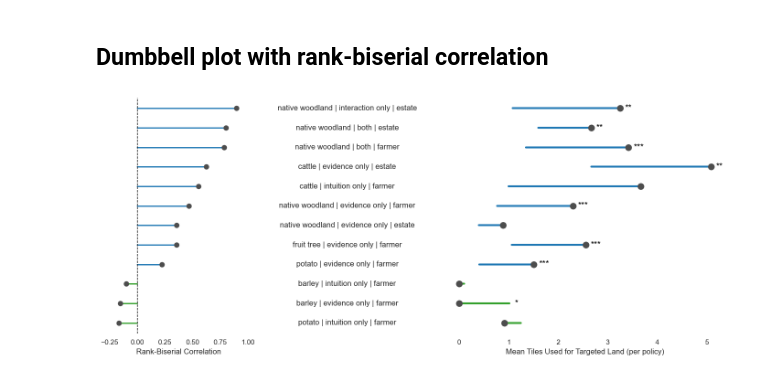
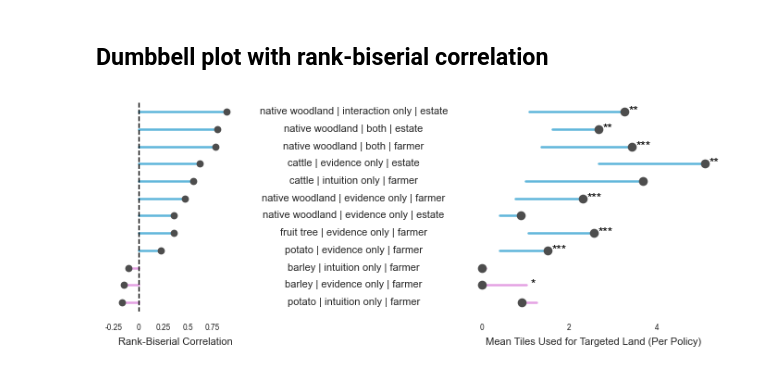
Before and after one commit to giava90/games-and-policy-effectivness, a Jupyter notebook: key_stats_and_rank_correlation_analysis.ipynb, the cells around one changed output. Saved outputs shown, nothing was run; the diff lists cells and outputs as text; code cells hidden in the pictures.

Commit message:
changing size and color of final plot

```diff
--- a/key_stats_and_rank_correlation_analysis.ipynb
+++ b/key_stats_and_rank_correlation_analysis.ipynb
@@ -445,6 +445,7 @@ import matplotlib.pyplot as plt
 import seaborn as sns
 from matplotlib.lines import Line2D
 # Prepare data
+colors = ["#7c8ed7", "#60b6db","#e293d0", "#e5a2e4"]
 dumbbell_df = results_df.sort_values(
     by=["land_use_type", "decision_basis", "target_group", "policy_type"]
 ).copy()
@@ -454,8 +455,9 @@ dumbbell_df["label"] = (
     dumbbell_df["target_group"])
 
 # CONFIGURATION
-label_fontsize = 12
-dot_size = 90
+label_fontsize = 8
+dot_size = 35
+lw_stick = 1.8
 
 # Filter & preprocess
 dumbbell_df['delta'] = dumbbell_df['mean_after'] - dumbbell_df['mean_before']
@@ -471,7 +473,7 @@ dumbbell_df.reset_index(drop=True, inplace=True)
 sns.set_theme(style="white")  # Minimal background, no grid
 
 # Figure with 3 subplots
-size_multipier = 1
+size_multipier = 0.5
 fig,  ax = plt.subplots(
     ncols=3,
     sharey=True,
@@ -496,36 +498,39 @@ for i, row in dumbbell_df.iterrows():
 for i, row in dumbbell_df.iterrows():
     y = i
     ax1.plot(
         [row["mean_before"], row["mean_after"]], [y, y],
-        color=pos_change if row['delta'] > 0 else neg_change, lw=3, zorder=1
+        color=pos_change if row['delta'] > 0 else neg_change, lw=lw_stick, zorder=1
     )
     # ax1.scatter(row["mean_before"], y, s=dot_size, color=point_color, zorder=2)
     after_dot_color = point_color
     ax1.scatter(row["mean_after"], y, s=dot_size, color=after_dot_color, zorder=3)
 
     if row["p_value"] < 0.05:
         ax1.text(row["max"] + 0.1, y, row["significance"],
                  va='center', ha='left', fontsize=label_fontsize+2, color='black')
 
-ax1.set_xlabel("Mean Tiles Used for Targeted Land (per policy)", fontsize=12)
+ax1.set_xlabel("Mean Tiles Used for Targeted Land (Per Policy)", fontsize=label_fontsize)
+ax1.set_xticks(ticks=[0,2,4], labels=[0,2,4], fontsize=label_fontsize-2)
 sns.despine(ax=ax1, right=True, left=True, bottom=True)
 
 # ---- Lollipop Plot ----
 # Map correlation to y positions from dumbbell_df ordering
 for i, row in dumbbell_df.iterrows():
-    ax2.plot([0, -row["rank_biserial_corr"]], [i, i], color=neg_change if row["rank_biserial_corr"]>0 else pos_change, lw=2)
+    ax2.plot([0, -row["rank_biserial_corr"]], [i, i], color=neg_change if row["rank_biserial_corr"]>0 else pos_change, lw=lw_stick)
     ax2.scatter(-row["rank_biserial_corr"], i, s=dot_size*0.6, color=point_color, zorder=3)
 
 ax2.axvline(0, color="black", linestyle="--", lw=1)
-ax2.set_xlabel("Rank-Biserial Correlation", fontsize=12)
+ax2.set_xlabel("Rank-Biserial Correlation", fontsize=label_fontsize)
 ax2.set_yticks(range(len(dumbbell_df)))
 ax2.set_yticklabels([])
 ax2.set_xlim(-0.25, 1)
+ax2.set_xticks(ticks=[-0.25,0,0.25,0.50, 0.75], labels=[-0.25,0,0.25,0.50, 0.75], fontsize=label_fontsize-2)
+
 
 sns.despine(ax=ax2, left=True, bottom=True)
 
 plt.tight_layout()
-plt.savefig("dumbbell_lollipop_side_by_side.svg", format='svg')
+plt.savefig("dumbbell_lollipop_side_by_side.png", format='png', dpi=500)
 plt.show()
 # %% [output]
-[figure, old version]
+[figure, new version]
```
Also changed, not shown: parts of 1 cell of this notebook.
